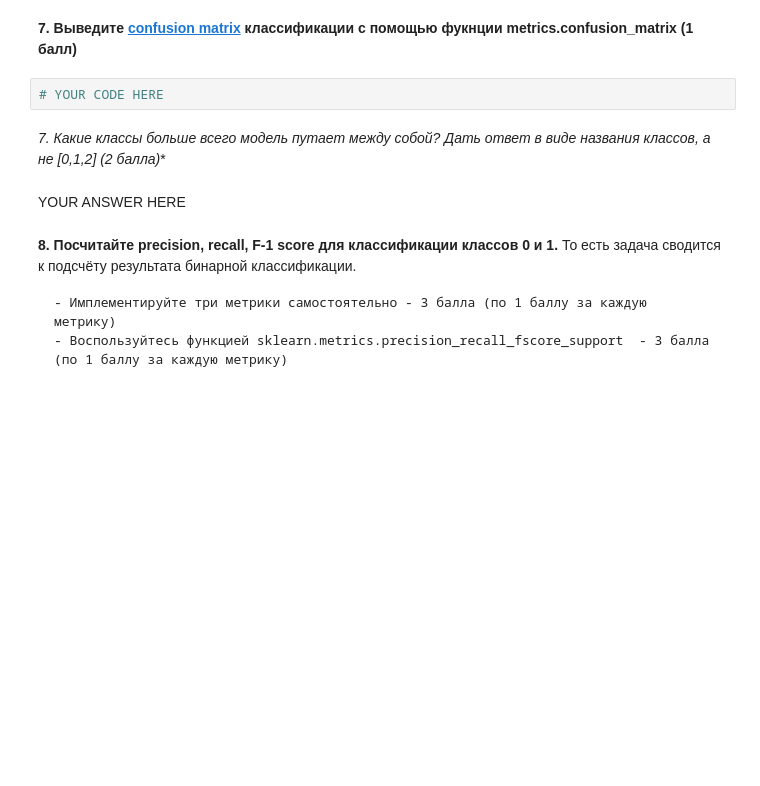
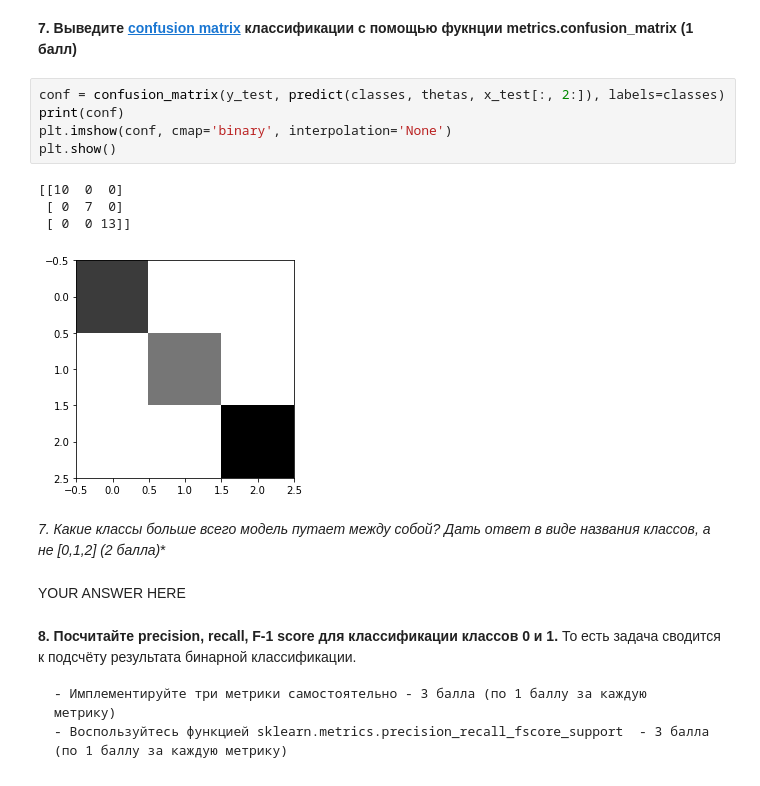
Before and after one commit to Craiglal/ML-Hometasks, a Jupyter notebook: task3/LogReg for multiclass classification.ipynb, the cells around one changed output. Drawn from its saved outputs; the diff is of its cells as text; blank space fills up the shorter version.

```diff
--- a/task3/LogReg for multiclass classification.ipynb
+++ b/task3/LogReg for multiclass classification.ipynb
@@ -226,7 +233,15 @@ def sklearn_accuracy(x, thetas, y):
 # %% [markdown]
 **7. Выведите [confusion matrix](https://scikit-learn.org/stable/modules/generated/sklearn.metrics.confusion_matrix.html#sklearn.metrics.confusion_matrix) классификации c помощью фукнции metrics.confusion_matrix (1 балл)**
-# %%
-# YOUR CODE HERE
+# %%
+conf = confusion_matrix(y_test, predict(classes, thetas, x_test[:, 2:]), labels=classes)
+print(conf)
+plt.imshow(conf, cmap='binary', interpolation='None')
+plt.show()
+# %% [output]
+[[10  0  0]
+ [ 0  7  0]
+ [ 0  0 13]]
+[figure, added]
 # %% [markdown]
 **7*. Какие классы больше всего модель путает между собой? Дать ответ в виде названия классов, а не [0,1,2] (2 балла)**
 # %% [markdown]
```
Also changed, not shown: parts of 9 cells of this notebook.
